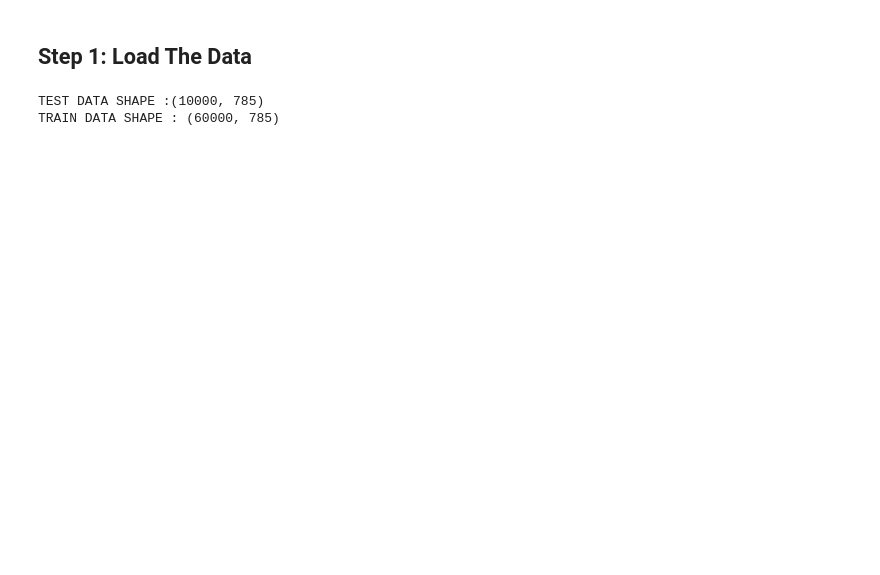
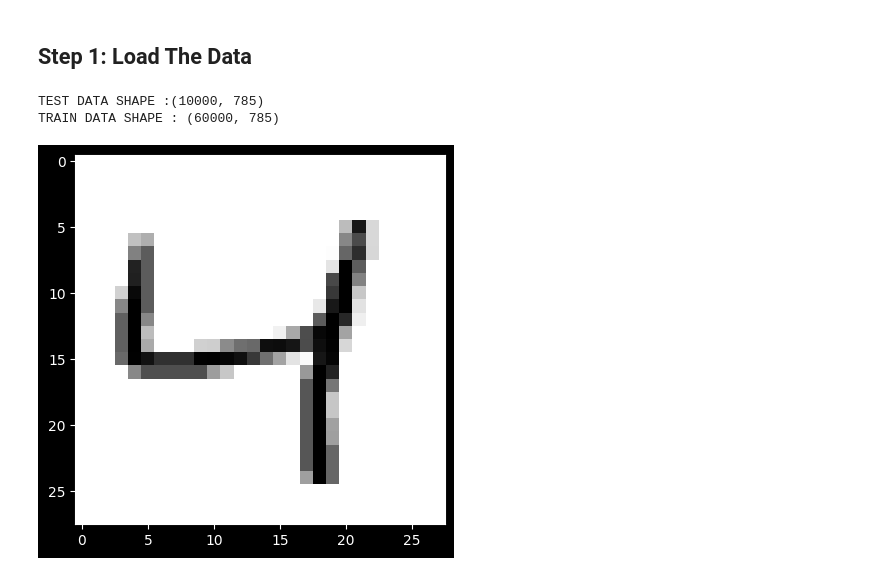
Before and after one commit to jayd719/ubiquitous-couscous, a Jupyter notebook: Assignment4/A4.ipynb, the cells around one changed output. Drawn from its saved outputs; the diff is of its cells as text; code cells hidden in the pictures; blank space fills up the shorter version.

```diff
--- a/Assignment4/A4.ipynb
+++ b/Assignment4/A4.ipynb
@@ -10,3 +16,6 @@ from sklearn.model_selection import train_test_split
+# %%
+IMAGE_SIZE = 28
+IMAGE_CHANNELS =1
 # %%
 def vectorize_dataframe(dataframe: pd.DataFrame, target="label"):
     X, y = None, None
@@ -14,6 +23,7 @@ def vectorize_dataframe(dataframe: pd.DataFrame, target="label"):
         raise ValueError(f"{target} Variable Not In Given Dataframe")
     y = dataframe[target].to_numpy().flatten()
     X = dataframe.drop(target, axis=1).to_numpy()
+    X = X.reshape(X.shape[0],IMAGE_SIZE,IMAGE_SIZE,IMAGE_CHANNELS)
     return X, y
 # %% [markdown]
 ## Step 1: Load The Data
@@ -34,6 +44,11 @@ TRAIN DATA SHAPE : (60000, 785)
 # %%
 X_train, y_train = vectorize_dataframe(train_data)
 X_test, y_test = vectorize_dataframe(test_data)
+# %%
+plt.imshow(X_train[2],cmap=plt.cm.binary)
+plt.show()
+# %% [output]
+[figure, added]
 # %%
 # Nomralize Input Featues
 X_train = X_train/255
```
Also changed, not shown: parts of 20 cells of this notebook.
